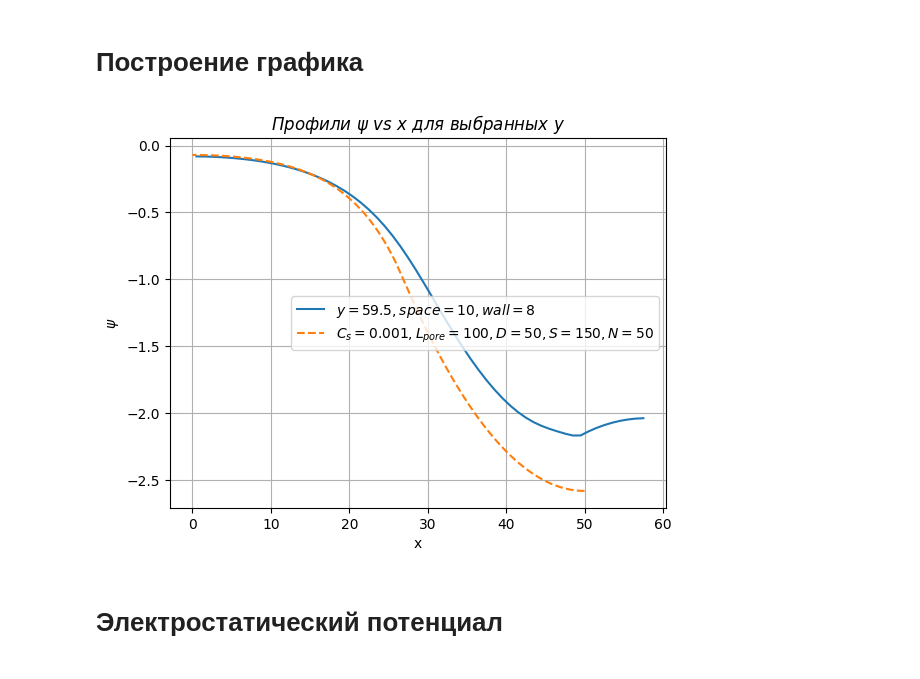
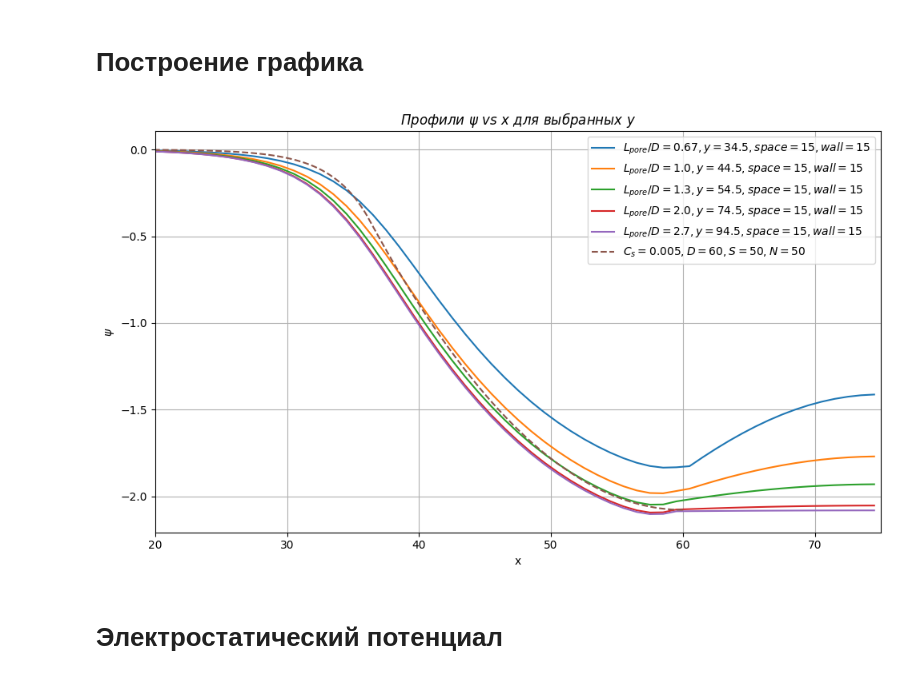
Before and after one commit to salatovaoaoaoa/PB_SCF, a Jupyter notebook: 08_2D_pore/Figures/Figure_2.ipynb, the cells around one changed output. Drawn from its saved outputs; the diff is of its cells as text; code cells hidden in the pictures.

Commit message:
2D pore and segregation

```diff
--- a/08_2D_pore/Figures/Figure_2.ipynb
+++ b/08_2D_pore/Figures/Figure_2.ipynb
@@ -17,17 +17,17 @@ INFO:root:Конфигурация успешно загружена из /home/
 # %% [markdown]
 Параметры
 # %%
-N = 100
+N = 50
 S = 50
-D = 75
+D = 60
 valence = -0.5
 
 # Для 2D
-L_pore = 120
+L_pore = [40, 60, 80, 120, 160]
 space = 15
-L_wall = 30
+L_wall = 15
 
-Cs = 0.001
+Cs = 0.005
 chi_solv = 0.5
 chi_surf = 0
 # %% [markdown]
@@ -127,27 +272,44 @@ CalledProcessError: Command '['namics', '/home/tpopova/prj/PB_SCF/08_2D_pore/scf
 # %% [markdown]
 # Построение графика
 # %%
-# Доли от центра для y
-y_fraction = [0]
+# Итерация по данным для построения графиков
+psi_nam_dict = {}
+phi_nam_dict = {}
 
-# Используем функцию для получения значений по доле
-psi_nam = get_profiles_by_y_or_x(df, y_fraction, profiles_name='sys_noname_psi', groupby='y', coord='x', use_fraction=True)
-phi_nam = get_profiles_by_y_or_x(df, y_fraction, profiles_name='combined_phi', groupby='y', coord='x', use_fraction=True)
+for l, df in df_dict.items():
+    y_fraction = [0]  # Используем долю от центра для y
+
+    # Получение профилей для каждого df
+    psi_nam = get_profiles_by_y_or_x(df, y_fraction, profiles_name='sys_noname_psi', groupby='y', coord='x', use_fraction=True)
+    phi_nam = get_profiles_by_y_or_x(df, y_fraction, profiles_name='combined_phi', groupby='y', coord='x', use_fraction=True)
+
+    psi_nam_dict[l] = psi_nam
+    phi_nam_dict[l] = phi_nam
 # %%
 # Построение графиков
-for y_val, data in psi_nam.items():
-    plt.plot(data['x'], data['sys_noname_psi'], label=f"$y = {y_val}, space = {space}, wall = {L_wall}$")
+plt.figure(figsize=(10, 6))
 
-plt.plot(np.hstack((r_in_dendrons, r_out_dendrons)), np.hstack((psi_in_dendrons, psi_out_dendrons)), linestyle = '--', label = f'$C_s = {Cs}, L_{{pore}} = {L_pore}, D = {D}, S = {S}, N = {N}$')
+for l, psi_nam in psi_nam_dict.items():
+    for y_val, data in psi_nam.items():
+        plt.plot(data['x'], data['sys_noname_psi'], label=f"$L_{{pore}}/D = {l/D:.2}, y = {y_val}, space = {space}, wall = {L_wall}$")
 
+plt.plot(np.hstack((r_in_dendrons, r_out_dendrons)),
+         np.hstack((psi_in_dendrons, psi_out_dendrons)),
+         linestyle='--',
+         label=f'$C_s = {Cs}, D = {D}, S = {S}, N = {N}$')
+
+plt.xlim(20, 75)
+
+# Подписи и оформление графика
 plt.xlabel("x")
 plt.ylabel("$\\psi$")
 plt.title("$Профили \ \\psi \ vs \ x \ для \ выбранных \ y$")
 plt.legend()
-plt.grid()
+plt.grid(True)
+plt.tight_layout()
 plt.show()
 # %% [output]
-[figure, old version]
+[figure, new version]
 # %% [markdown]
 # Электростатический потенциал
 # %%
```
Also changed, not shown: parts of 5 cells of this notebook, 9 other files.
